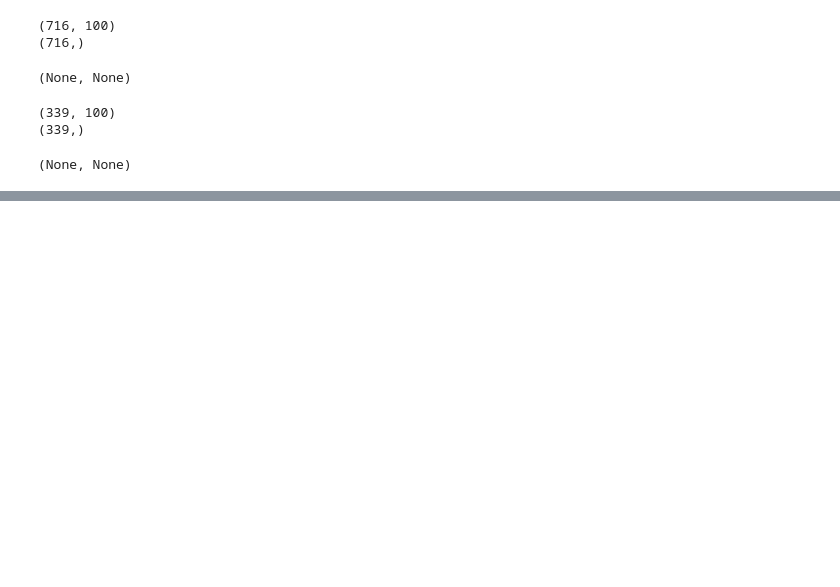
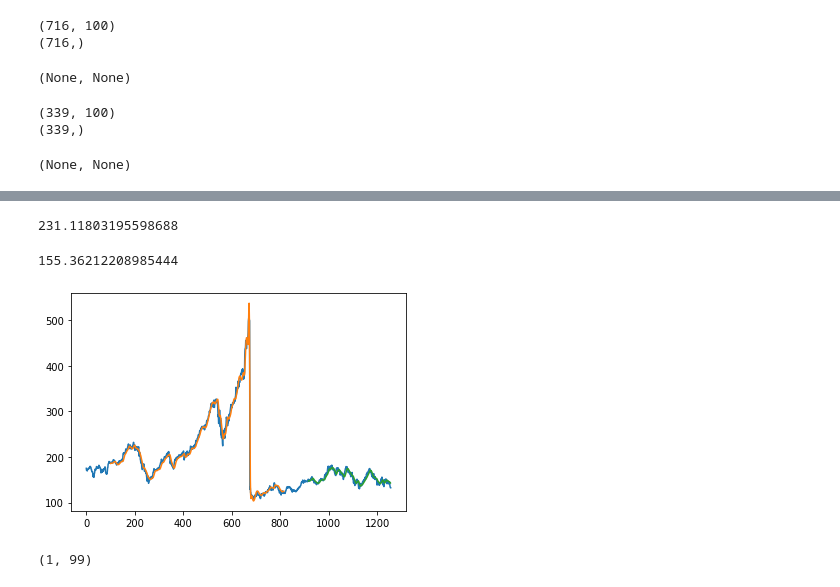
Before and after one commit to Priyansh4615/Projects-of-DA-and-ML, a Jupyter notebook: stock_market_analysis_with_supervised_machine_learning.ipynb, the cells around one changed output, grey strips where cells are left out. Saved outputs shown, nothing was run; the diff lists cells and outputs as text; code cells hidden in the pictures; blank space fills up the shorter version.

```diff
--- a/stock_market_analysis_with_supervised_machine_learning.ipynb
+++ b/stock_market_analysis_with_supervised_machine_learning.ipynb
@@ -106,0 +116,7 @@ print(X_test.shape) , print(y_test.shape)
+# %%
+model = Sequential()
+model.add(LSTM(50 , return_sequences=True , input_shape =(100,1)))
+model.add(LSTM(50 , return_sequences=True))
+model.add(LSTM(50))
+model.add(Dense(1))
+model.compile(loss='mean_squared_error', optimizer = 'adam')
@@ -106,0 +143,2 @@ print(X_test.shape) , print(y_test.shape)
+# %%
+model.fit(X_train , y_train , validation_data = (X_test,y_test), epochs = 100 , batch_size = 64 , verbose = 1)
@@ -106,0 +151,4 @@ print(X_test.shape) , print(y_test.shape)
+# %%
+### lets do the prediction and check the performance metrics
+train_predict = model.predict(X_train)
+test_predict = model.predict(X_test)
@@ -106,0 +158,42 @@ print(X_test.shape) , print(y_test.shape)
+# %%
+## Transform back to original form
+train_predict = scaler.inverse_transform(train_predict)
+test_predict = scaler.inverse_transform(test_predict)
+# %%
+## calculate RMSE performance metrics
+import math
+from sklearn.metrics import mean_squared_error
+math.sqrt(mean_squared_error(y_train,train_predict))
+# %% [output]
+231.11803195598688
+# %%
+### test data RMSE
+math.sqrt(mean_squared_error(y_test , test_predict))
+# %% [output]
+155.36212208985444
+# %%
+#### Plotting
+
+# shift train predictions for plotting
+look_back = 100
+trainPredictPlot = numpy.empty_like(df2)
+trainPredictPlot[:, :] = np.nan
+trainPredictPlot[look_back: len(train_predict)+ look_back, :] = train_predict
+
+# shift test predictions for plotting
+testPredict_plot = numpy.empty_like(df2)
+testPredict_plot[:, :] = numpy.nan
+testPredict_plot[len(train_predict) + (look_back*2) + 1 : len(df2) - 1, :] = test_predict
+
+#plot baseline and predictions
+plt.plot(scaler.inverse_transform(df2))
+plt.plot(trainPredictPlot)
+plt.plot(testPredict_plot)
+plt.show()
+# %% [output]
+[figure, added]
+# %%
+x_input = test_data[341:].reshape(1,-1)
+x_input.shape
+# %% [output]
+(1, 99)
```
Also changed, not shown: parts of 17 cells of this notebook.
